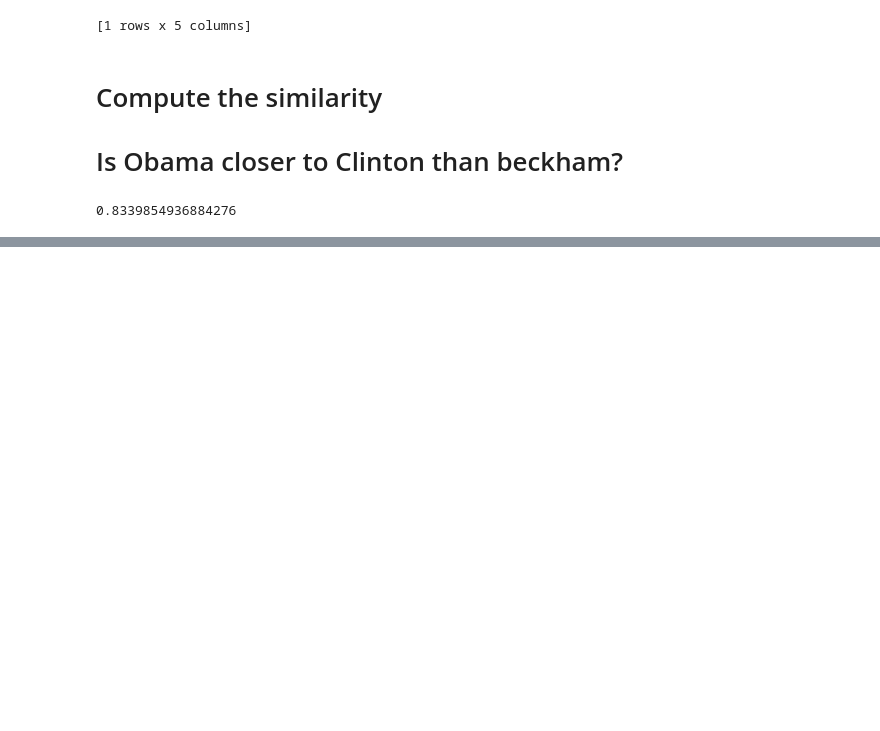
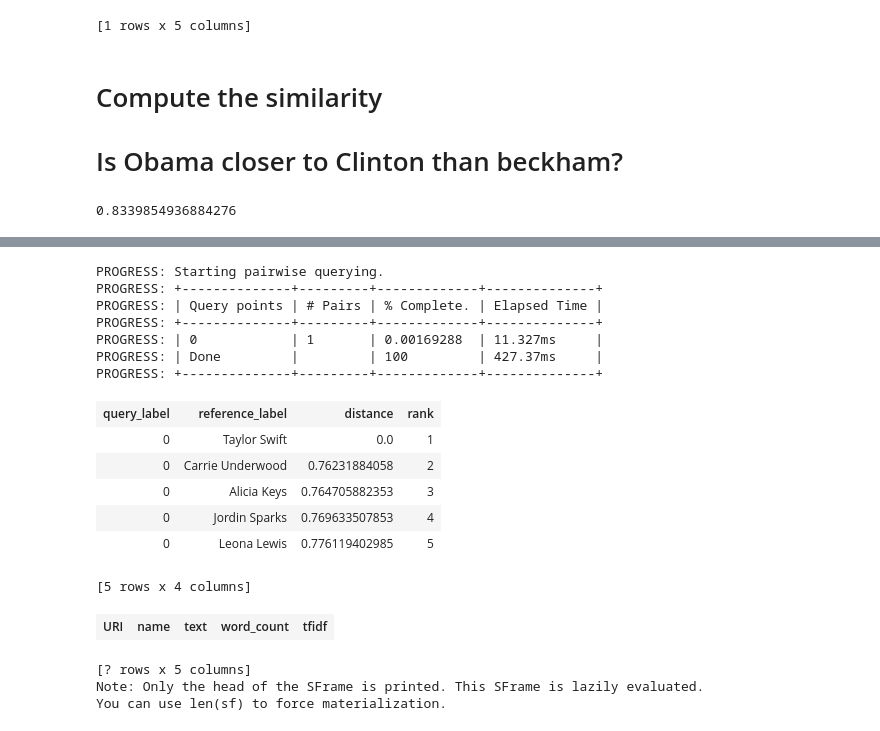
Before and after one commit to ledrui/Document-Retrieval, a Jupyter notebook: Document Retrieval_1.ipynb, the cells around one changed output, grey strips where cells are left out. Cells and saved outputs as stored; diff of their text form; code cells hidden in the pictures; blank space fills up the shorter version.

```diff
--- a/Document Retrieval_1.ipynb
+++ b/Document Retrieval_1.ipynb
@@ -180,0 +212,27 @@ gl.distances.cosine(obama['tfidf'][])
+# %%
+swift = people[people['name']=='Taylor Swift']
+# %%
+knn_model.query(swift)
+# %% [output]
+PROGRESS: Starting pairwise querying.
+PROGRESS: +--------------+---------+-------------+--------------+
+PROGRESS: | Query points | # Pairs | % Complete. | Elapsed Time |
+PROGRESS: +--------------+---------+-------------+--------------+
+PROGRESS: | 0            | 1       | 0.00169288  | 11.327ms     |
+PROGRESS: | Done         |         | 100         | 427.37ms     |
+PROGRESS: +--------------+---------+-------------+--------------+
+| query_label | reference_label | distance | rank |
+| 0 | Taylor Swift | 0.0 | 1 |
+| 0 | Carrie Underwood | 0.76231884058 | 2 |
+| 0 | Alicia Keys | 0.764705882353 | 3 |
+| 0 | Jordin Sparks | 0.769633507853 | 4 |
+| 0 | Leona Lewis | 0.776119402985 | 5 |
+[5 rows x 4 columns]
+# %%
+bolt = people[people['name']=='Usain Leo Bolt']
+bolt
+# %% [output]
+| URI | name | text | word_count | tfidf |
+[? rows x 5 columns]
+Note: Only the head of the SFrame is printed. This SFrame is lazily evaluated.
+You can use len(sf) to force materialization.
```
Also changed, not shown: parts of 7 cells of this notebook, 2 other files.
